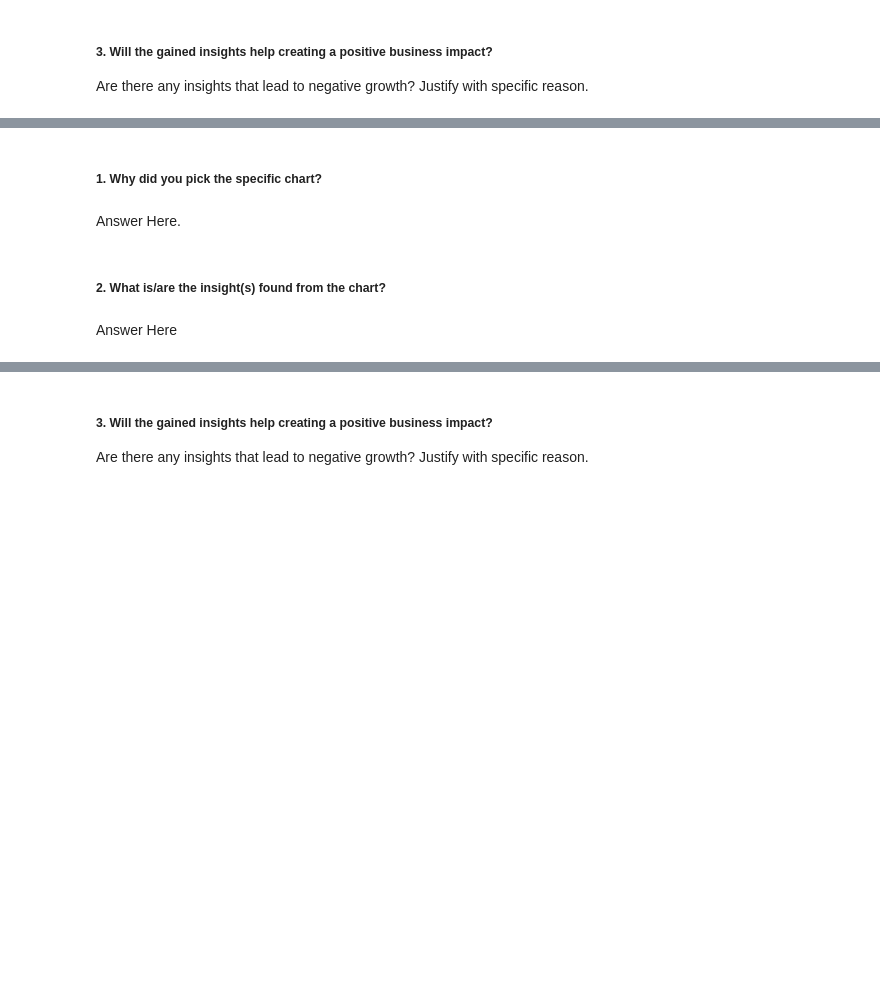
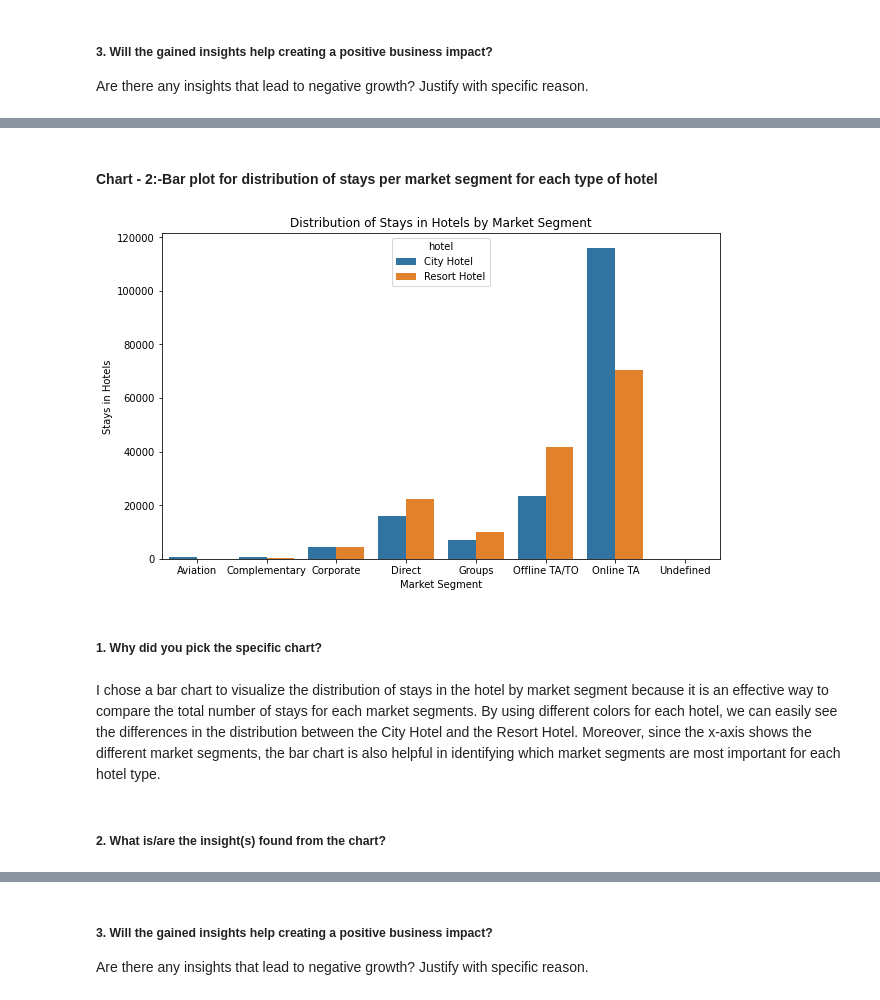
Before and after one commit to Sourabh3054/SAURABH1234, a Jupyter notebook: Copy_of_Sample_EDA_Submission_Template.ipynb, the cells around one changed output, grey strips where cells are left out. Drawn from its saved outputs; the diff is of its cells as text; code cells hidden in the pictures; blank space fills up the shorter version.

```diff
--- a/Copy_of_Sample_EDA_Submission_Template.ipynb
+++ b/Copy_of_Sample_EDA_Submission_Template.ipynb
@@ -772,8 +822,18 @@ Answer Here
+# %% [markdown]
+#### **Chart - 2:-Bar plot for distribution of stays per market segment for each type of hotel**
+# %%
+# Chart - 2 visualization code
+plt.figure(figsize=(10, 6)) # Set the figure size
+sns.barplot(data=stay_by_market, x='market_segment', y='stays_in_hotels', hue='hotel') # Barplot
+plt.title('Distribution of Stays in Hotels by Market Segment') # Title of the plot
+plt.xlabel('Market Segment') # X label of the plot
+plt.ylabel('Stays in Hotels') # Y label of the plot
+plt.show()
+# %% [output]
+[figure, added]
 # %% [markdown]
 ##### 1. Why did you pick the specific chart?
-# %% [markdown]
-Answer Here.
+# %% [markdown]
+I chose a bar chart to visualize the distribution of stays in the hotel by market segment because it is an effective way to compare the total number of stays for each market segments. By using different colors for each hotel, we can easily see the differences in the distribution between the City Hotel and the Resort Hotel. Moreover, since the x-axis shows the different market segments, the bar chart is also helpful in identifying which market segments are most important for each hotel type.
 # %% [markdown]
 ##### 2. What is/are the insight(s) found from the chart?
-# %% [markdown]
-Answer Here
```
Also changed, not shown: parts of 36 cells of this notebook.
